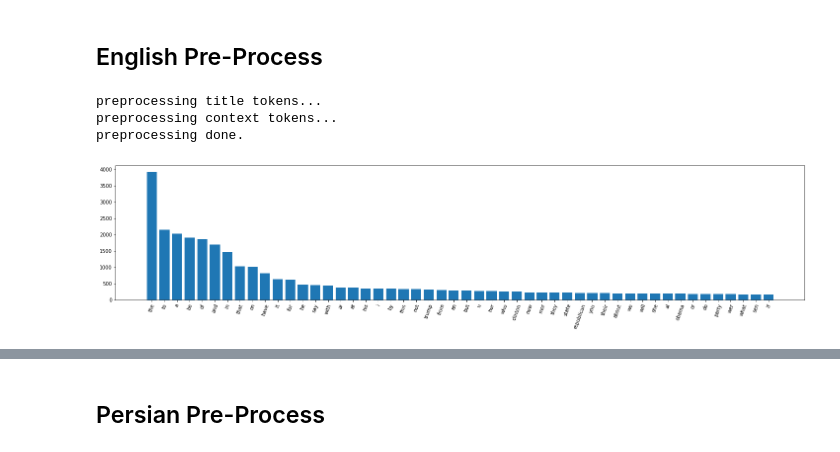
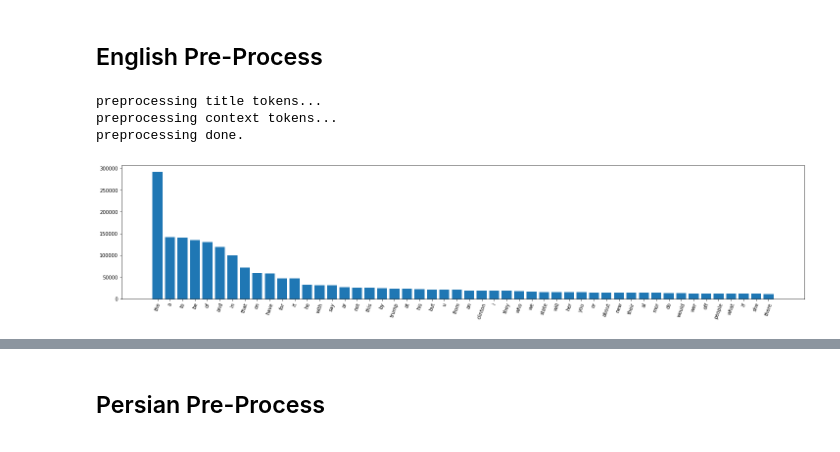
Before and after one commit to Savaw/MIR-project, a Jupyter notebook: Phase1.ipynb, the cells around one changed output, grey strips where cells are left out. Cells and saved outputs as stored; diff of their text form; code cells hidden in the pictures.

```diff
--- a/Phase1.ipynb
+++ b/Phase1.ipynb
@@ -152,11 +181,15 @@ from __future__ import unicode_literals
 from hazm import *
 import matplotlib.pyplot as plt
 
-farsi_txt = pd.read_csv("/content/drive/MyDrive/MIR/persian_dataset.csv")
-farsi_txt.columns = ['title','text']
-
-english_txt = pd.read_csv("/content/drive/MyDrive/MIR/english_dataset.csv")
-
 nltk.download('averaged_perceptron_tagger')
 nltk.download('wordnet')
 nltk.download('words')
+
+farsi_txt_all = pd.read_csv(base_dir + "persian_dataset.csv")
+farsi_txt_all.columns = ['title','text']
+farsi_txt = farsi_txt_all
+# farsi_txt = farsi_txt_all[:100]
+
+english_txt_all = pd.read_csv(base_dir + "english_dataset.csv")
+english_txt = english_txt_all
+# english_txt = english_txt_all[:100]
@@ -201,7 +243,10 @@ class Preprocessor(abc.ABC):
         return ''.join([c for c in word if c != punctuation])
 
     @abc.abstractmethod
-    def basic_text_preprocess(self, raw_text):
+    def basic_text_preprocess(self, raw_text, normalize=True,
+                                             remove_punctuation=True,
+                                             stem=True,
+                                             lemmatize=True):
         """Preprocesses the text with tokenization, case folding, stemming and lemmatization
 
         Parameters
@@ -267,7 +312,11 @@ class Preprocessor(abc.ABC):
         return most_common_dict
 
 
-    def prepare_text(self, raw_text):
+    def prepare_text(self, raw_text, normalize=True,
+                                     remove_punctuation=True,
+                                     stem=True,
+                                     lemmatize=True,
+                                     remove_stop_words=True):
         """Preprocesses the text with tokenization, case folding, stemming and lemmatization and removing stop words
 
         Parameters
@@ -280,14 +329,19 @@ class Preprocessor(abc.ABC):
             A list of tokens
         """
         if (type(raw_text) == str):
-          raw_text = pd.DataFrame([raw_text], columns=['text'])['text']
+            raw_text = pd.DataFrame([raw_text], columns=['text'])['text']
 
-        processed_tokens = self.basic_text_preprocess(raw_text)[0]
+        processed_tokens = self.basic_text_preprocess(raw_text,
+                                                      normalize=normalize,
+                                                      remove_punctuation=remove_punctuation,
+                                                      stem=stem,
+                                                      lemmatize=lemmatize)[0]
 
-        # remove stop words
-        final_tokens = [token for token in processed_tokens if token not in self.stop_words]
+        if remove_stop_words:
+            # remove stop words
+            processed_tokens = [token for token in processed_tokens if token not in self.stop_words]
 
-        return final_tokens
+        return processed_tokens
 # %% [markdown]
 ## English Pre-Process
 # %%
@@ -352,13 +416,13 @@ class EnglishPreprocessor(Preprocessor):
 
         return text_tokens
 # %%
-english_preprocessor = EnglishPreprocessor(english_txt[:100])
+english_preprocessor = EnglishPreprocessor(english_txt)
 english_words_frequencies = english_preprocessor.get_words_frequency()
 # %% [output]
 preprocessing title tokens...
 preprocessing context tokens...
 preprocessing done.
-[figure, old version]
+[figure, new version]
 # %%
 english_stop_words_limit = 12
 english_stop_words = english_preprocessor.get_and_set_stop_words(english_words_frequencies, english_stop_words_limit)
```
Also changed, not shown: parts of 41 cells of this notebook, 2 other files.
